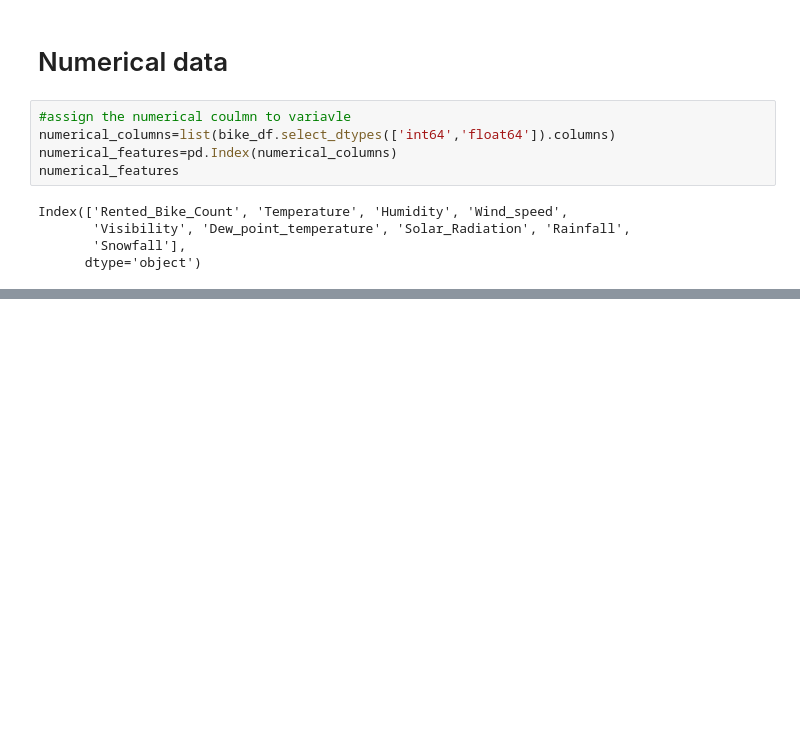
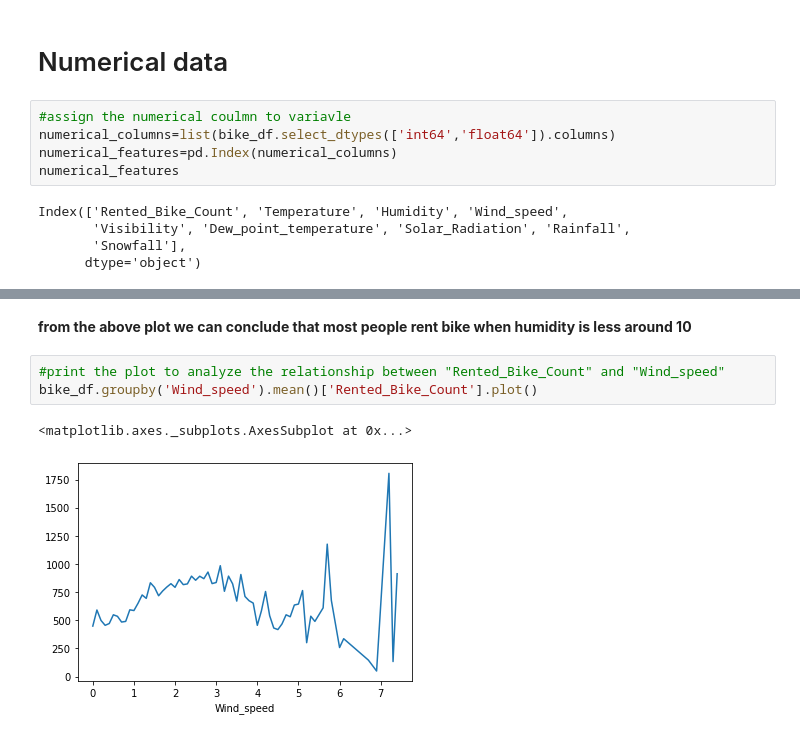
Before and after one commit to preetikhullbe/Bike-sharing-demand, a Jupyter notebook: Bike_Sharing_Demand_Prediction_Capstone_Project.ipynb, the cells around one changed output, grey strips where cells are left out. Saved outputs shown, nothing was run; the diff lists cells and outputs as text; blank space fills up the shorter version.

```diff
--- a/Bike_Sharing_Demand_Prediction_Capstone_Project.ipynb
+++ b/Bike_Sharing_Demand_Prediction_Capstone_Project.ipynb
@@ -406,0 +438,8 @@ Index(['Rented_Bike_Count', 'Temperature', 'Humidity', 'Wind_speed',
+# %% [markdown]
+**from the above plot we can conclude that most people rent bike when humidity is less around 10**
+# %%
+#print the plot to analyze the relationship between "Rented_Bike_Count" and "Wind_speed"
+bike_df.groupby('Wind_speed').mean()['Rented_Bike_Count'].plot()
+# %% [output]
+<matplotlib.axes._subplots.AxesSubplot at 0x...>
+[figure, added]
```
Also changed, not shown: parts of 37 cells of this notebook.
